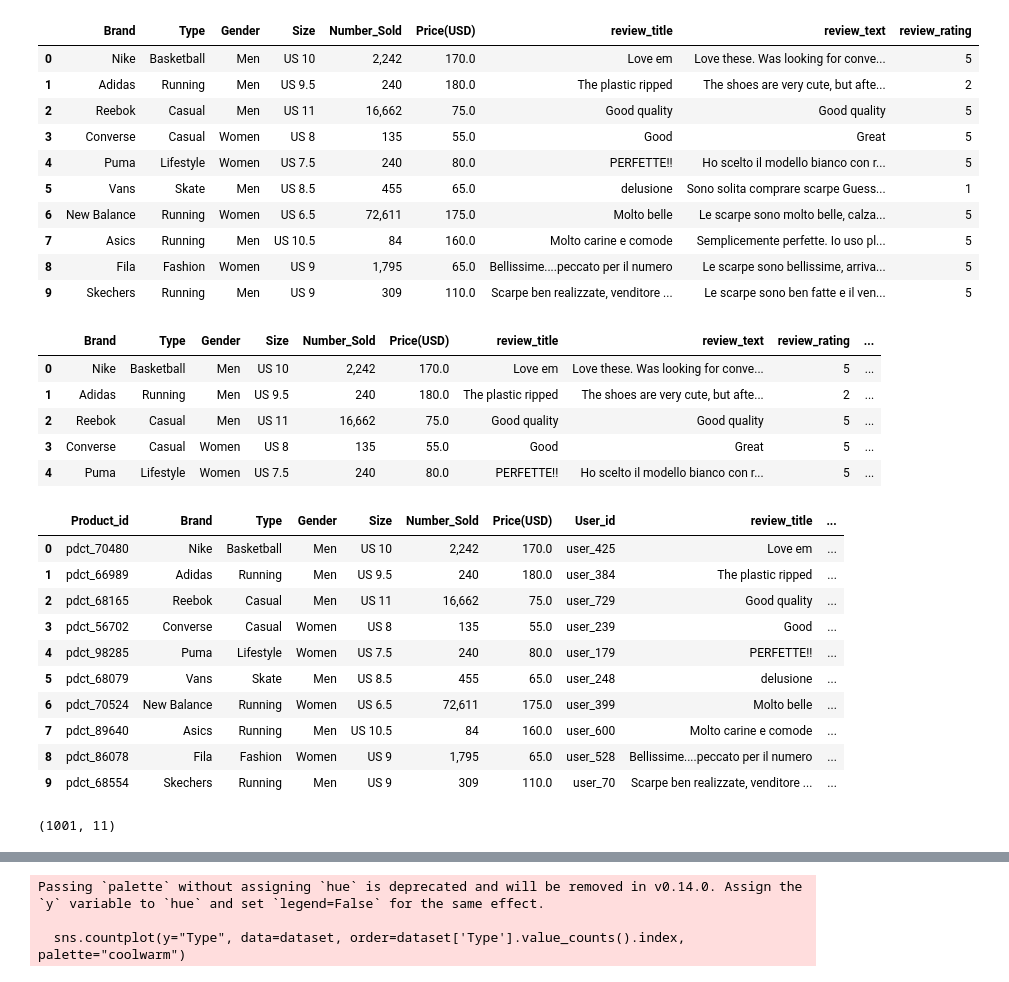
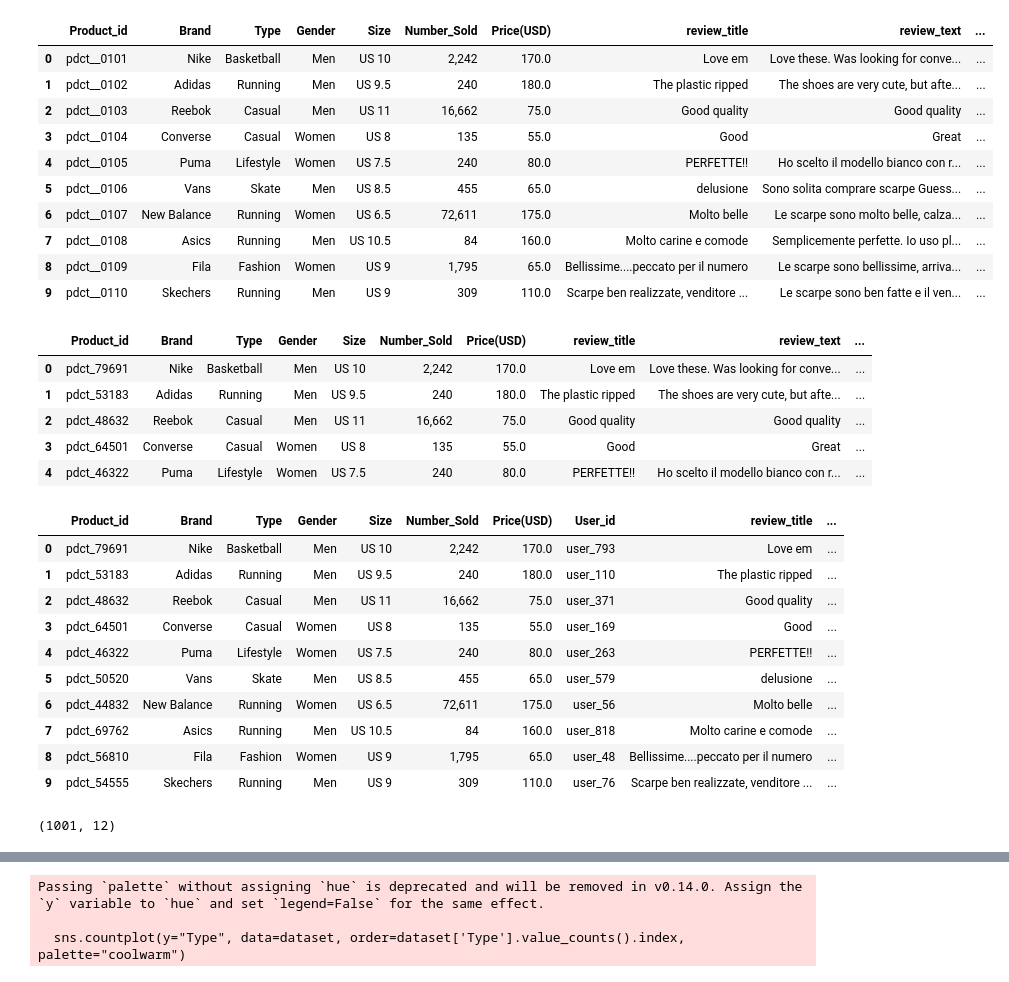
Before and after one commit to fasinfasi/FootWear-recommender, a Jupyter notebook: notebooks/data_preprocessing.ipynb, the cells around one changed output, grey strips where cells are left out. Cells and saved outputs as stored; diff of their text form; code cells hidden in the pictures.

```diff
--- a/notebooks/data_preprocessing.ipynb
+++ b/notebooks/data_preprocessing.ipynb
@@ -6,20 +6,20 @@ import seaborn as sns
 import re
 import langdetect
 # %%
-dataset = pd.read_csv(r"..\data\shoe_reviews.csv")
+dataset = pd.read_csv(r"..\data\shoe_dataset.csv")
 dataset.head(10)
 # %% [output]
-|  | Brand | Type | Gender | Size | Number_Sold | Price(USD) | review_title | review_text | review_rating |
-| 0 | Nike | Basketball | Men | US 10 | 2,242 | 170.0 | Love em | Love these. Was looking for conve... | 5 |
-| 1 | Adidas | Running | Men | US 9.5 | 240 | 180.0 | The plastic ripped | The shoes are very cute, but afte... | 2 |
-| 2 | Reebok | Casual | Men | US 11 | 16,662 | 75.0 | Good quality | Good quality | 5 |
-| 3 | Converse | Casual | Women | US 8 | 135 | 55.0 | Good | Great | 5 |
-| 4 | Puma | Lifestyle | Women | US 7.5 | 240 | 80.0 | PERFETTE!! | Ho scelto il modello bianco con r... | 5 |
-| 5 | Vans | Skate | Men | US 8.5 | 455 | 65.0 | delusione | Sono solita comprare scarpe Guess... | 1 |
-| 6 | New Balance | Running | Women | US 6.5 | 72,611 | 175.0 | Molto belle | Le scarpe sono molto belle, calza... | 5 |
-| 7 | Asics | Running | Men | US 10.5 | 84 | 160.0 | Molto carine e comode | Semplicemente perfette. Io uso pl... | 5 |
-| 8 | Fila | Fashion | Women | US 9 | 1,795 | 65.0 | Bellissime....peccato per il numero | Le scarpe sono bellissime, arriva... | 5 |
-| 9 | Skechers | Running | Men | US 9 | 309 | 110.0 | Scarpe ben realizzate, venditore ... | Le scarpe sono ben fatte e il ven... | 5 |
+|  | Product_id | Brand | Type | Gender | Size | Number_Sold | Price(USD) | review_title | review_text | ... |
+| 0 | pdct__0101 | Nike | Basketball | Men | US 10 | 2,242 | 170.0 | Love em | Love these. Was looking for conve... | ... |
+| 1 | pdct__0102 | Adidas | Running | Men | US 9.5 | 240 | 180.0 | The plastic ripped | The shoes are very cute, but afte... | ... |
+| 2 | pdct__0103 | Reebok | Casual | Men | US 11 | 16,662 | 75.0 | Good quality | Good quality | ... |
+| 3 | pdct__0104 | Converse | Casual | Women | US 8 | 135 | 55.0 | Good | Great | ... |
+| 4 | pdct__0105 | Puma | Lifestyle | Women | US 7.5 | 240 | 80.0 | PERFETTE!! | Ho scelto il modello bianco con r... | ... |
+| 5 | pdct__0106 | Vans | Skate | Men | US 8.5 | 455 | 65.0 | delusione | Sono solita comprare scarpe Guess... | ... |
+| 6 | pdct__0107 | New Balance | Running | Women | US 6.5 | 72,611 | 175.0 | Molto belle | Le scarpe sono molto belle, calza... | ... |
+| 7 | pdct__0108 | Asics | Running | Men | US 10.5 | 84 | 160.0 | Molto carine e comode | Semplicemente perfette. Io uso pl... | ... |
+| 8 | pdct__0109 | Fila | Fashion | Women | US 9 | 1,795 | 65.0 | Bellissime....peccato per il numero | Le scarpe sono bellissime, arriva... | ... |
+| 9 | pdct__0110 | Skechers | Running | Men | US 9 | 309 | 110.0 | Scarpe ben realizzate, venditore ... | Le scarpe sono ben fatte e il ven... | ... |
 # %%
 # Stimulate new columns
 num_user = 870
@@ -27,12 +27,12 @@ dataset['Product_id'] = np.random.choice([f"pdct_{p}" for p in range(34792, 9903
 dataset['User_id'] = np.random.choice([f"user_{i}" for i in range(1, num_user+1)], size=len(dataset), replace=True)
 dataset.head()
 # %% [output]
-|  | Brand | Type | Gender | Size | Number_Sold | Price(USD) | review_title | review_text | review_rating | ... |
-| 0 | Nike | Basketball | Men | US 10 | 2,242 | 170.0 | Love em | Love these. Was looking for conve... | 5 | ... |
-| 1 | Adidas | Running | Men | US 9.5 | 240 | 180.0 | The plastic ripped | The shoes are very cute, but afte... | 2 | ... |
-| 2 | Reebok | Casual | Men | US 11 | 16,662 | 75.0 | Good quality | Good quality | 5 | ... |
-| 3 | Converse | Casual | Women | US 8 | 135 | 55.0 | Good | Great | 5 | ... |
-| 4 | Puma | Lifestyle | Women | US 7.5 | 240 | 80.0 | PERFETTE!! | Ho scelto il modello bianco con r... | 5 | ... |
+|  | Product_id | Brand | Type | Gender | Size | Number_Sold | Price(USD) | review_title | review_text | ... |
+| 0 | pdct_79691 | Nike | Basketball | Men | US 10 | 2,242 | 170.0 | Love em | Love these. Was looking for conve... | ... |
+| 1 | pdct_53183 | Adidas | Running | Men | US 9.5 | 240 | 180.0 | The plastic ripped | The shoes are very cute, but afte... | ... |
+| 2 | pdct_48632 | Reebok | Casual | Men | US 11 | 16,662 | 75.0 | Good quality | Good quality | ... |
+| 3 | pdct_64501 | Converse | Casual | Women | US 8 | 135 | 55.0 | Good | Great | ... |
+| 4 | pdct_46322 | Puma | Lifestyle | Women | US 7.5 | 240 | 80.0 | PERFETTE!! | Ho scelto il modello bianco con r... | ... |
 # %%
 # Reorder the columns
 cols = list(dataset.columns)
@@ -44,20 +44,20 @@ dataset = dataset[cols]
 dataset.head(10)
 # %% [output]
 |  | Product_id | Brand | Type | Gender | Size | Number_Sold | Price(USD) | User_id | review_title | ... |
-| 0 | pdct_70480 | Nike | Basketball | Men | US 10 | 2,242 | 170.0 | user_425 | Love em | ... |
-| 1 | pdct_66989 | Adidas | Running | Men | US 9.5 | 240 | 180.0 | user_384 | The plastic ripped | ... |
-| 2 | pdct_68165 | Reebok | Casual | Men | US 11 | 16,662 | 75.0 | user_729 | Good quality | ... |
-| 3 | pdct_56702 | Converse | Casual | Women | US 8 | 135 | 55.0 | user_239 | Good | ... |
-| 4 | pdct_98285 | Puma | Lifestyle | Women | US 7.5 | 240 | 80.0 | user_179 | PERFETTE!! | ... |
-| 5 | pdct_68079 | Vans | Skate | Men | US 8.5 | 455 | 65.0 | user_248 | delusione | ... |
-| 6 | pdct_70524 | New Balance | Running | Women | US 6.5 | 72,611 | 175.0 | user_399 | Molto belle | ... |
-| 7 | pdct_89640 | Asics | Running | Men | US 10.5 | 84 | 160.0 | user_600 | Molto carine e comode | ... |
-| 8 | pdct_86078 | Fila | Fashion | Women | US 9 | 1,795 | 65.0 | user_528 | Bellissime....peccato per il numero | ... |
-| 9 | pdct_68554 | Skechers | Running | Men | US 9 | 309 | 110.0 | user_70 | Scarpe ben realizzate, venditore ... | ... |
+| 0 | pdct_79691 | Nike | Basketball | Men | US 10 | 2,242 | 170.0 | user_793 | Love em | ... |
+| 1 | pdct_53183 | Adidas | Running | Men | US 9.5 | 240 | 180.0 | user_110 | The plastic ripped | ... |
+| 2 | pdct_48632 | Reebok | Casual | Men | US 11 | 16,662 | 75.0 | user_371 | Good quality | ... |
+| 3 | pdct_64501 | Converse | Casual | Women | US 8 | 135 | 55.0 | user_169 | Good | ... |
+| 4 | pdct_46322 | Puma | Lifestyle | Women | US 7.5 | 240 | 80.0 | user_263 | PERFETTE!! | ... |
+| 5 | pdct_50520 | Vans | Skate | Men | US 8.5 | 455 | 65.0 | user_579 | delusione | ... |
+| 6 | pdct_44832 | New Balance | Running | Women | US 6.5 | 72,611 | 175.0 | user_56 | Molto belle | ... |
+| 7 | pdct_69762 | Asics | Running | Men | US 10.5 | 84 | 160.0 | user_818 | Molto carine e comode | ... |
+| 8 | pdct_56810 | Fila | Fashion | Women | US 9 | 1,795 | 65.0 | user_48 | Bellissime....peccato per il numero | ... |
+| 9 | pdct_54555 | Skechers | Running | Men | US 9 | 309 | 110.0 | user_76 | Scarpe ben realizzate, venditore ... | ... |
 # %%
 dataset.shape
 # %% [output]
-(1001, 11)
+(1001, 12)
 # %%
 def clean_review(text):
     try:
```
Also changed, not shown: parts of 5 cells of this notebook, 3 other files.
